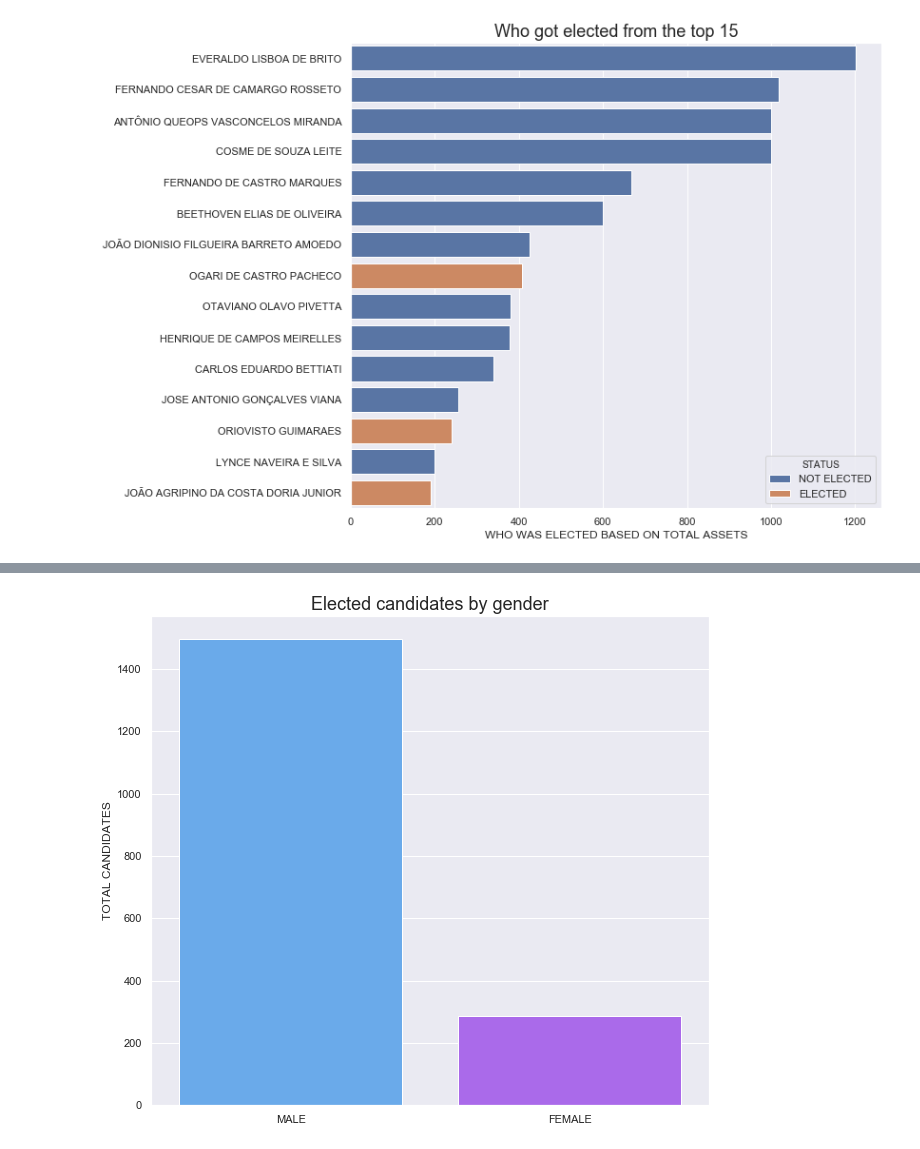
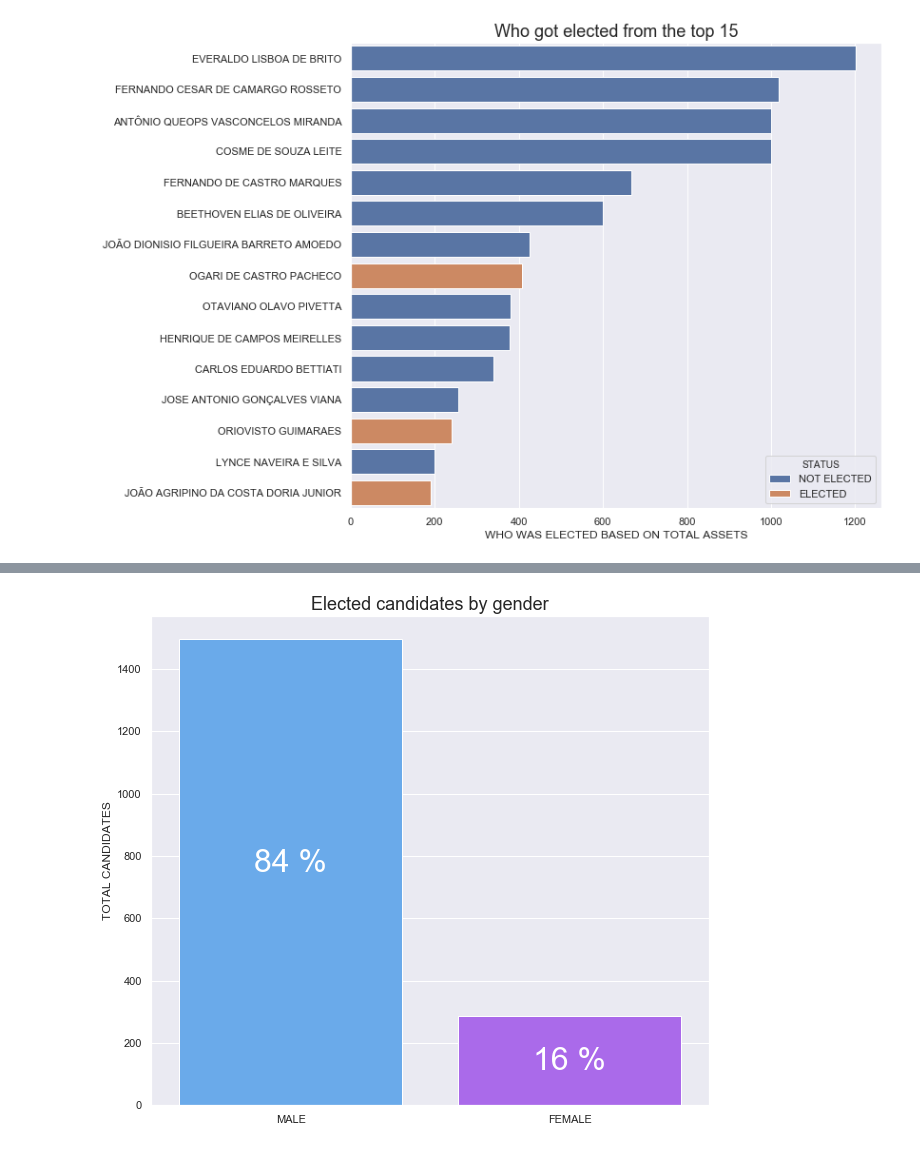
Before and after one commit to gguillaux/brazil_elections_2018, a Jupyter notebook: EDA.ipynb, the cells around one changed output, grey strips where cells are left out. Saved outputs shown, nothing was run; the diff lists cells and outputs as text; code cells hidden in the pictures.

```diff
--- a/EDA.ipynb
+++ b/EDA.ipynb
@@ -112,6 +112,7 @@ data is distributed and how the outliers push the mean far from the median
 top_15 = total_assets_by_cand.head(15).sort_index().reset_index()
 top_15['VR_BEM_CANDIDATO'] = top_15['VR_BEM_CANDIDATO'] / 1000000
 aux = cand[['SQ_CANDIDATO', 'NM_CANDIDATO', 'DS_SIT_TOT_TURNO', 'DS_GENERO']]
+aux.DS_GENERO.replace({'MASCULINO': 'MALE', 'FEMININO': 'FEMALE'}, inplace=True)
 aux.set_index('SQ_CANDIDATO', inplace=True)
 aux.loc[ : , 'STATUS'] = aux['DS_SIT_TOT_TURNO'].apply(lambda x: 'ELECTED' if x in ('ELEITO POR QP', 'ELEITO', 'ELEITO POR MÉDIA') else 'NOT ELECTED')
 cand_names = aux.to_dict()['NM_CANDIDATO']
@@ -140,11 +141,22 @@ plt.show()
 # %% [output]
 [figure]
 # %%
+cand.DS_GENERO.replace({'MASCULINO': 'MALE', 'FEMININO': 'FEMALE'}, inplace=True)
 gender = cand.DS_GENERO.value_counts().reset_index()
-gender.replace({'MASCULINO': 'MALE', 'FEMININO': 'FEMALE'}, inplace=True)
+gend_perc = (cand.DS_GENERO.value_counts(normalize=True) * 100).to_dict()
+
 g = sns.barplot(x='index', y='DS_GENERO', data=gender)
 g.set_ylabel('Total candidates'.upper())
 g.set_xlabel('')
+
+for i, r in gender.iterrows():
+    print(r.name, r['DS_GENERO']/2)
+    g.text(r.name,
+           r['DS_GENERO'] / 2,
+           '{:.0f} %'.format(gend_perc[r['index']]),
+           ha='center',
+           fontdict={'fontsize':32, 'family':'sans-serif'},
+           color='white')
 plt.title('Total candiates by gender',
           fontdict={'fontsize': 18})
 plt.show()
@@ -153,11 +167,19 @@ plt.show()
 # %%
+gend_perc = (aux[aux['STATUS'] == 'ELECTED'].DS_GENERO.value_counts(normalize=True) * 100).to_dict()
 gender_elected = aux[aux['STATUS'] == 'ELECTED'].DS_GENERO.value_counts().reset_index()
-gender_elected.replace({'MASCULINO': 'MALE', 'FEMININO': 'FEMALE'}, inplace=True)
 g = sns.barplot(x='index', y='DS_GENERO', data=gender_elected, palette='cool')
 g.set_ylabel('Total candidates'.upper())
 g.set_xlabel('')
 plt.title('Elected candidates by gender',
           fontdict={'fontsize': 18})
+
+for i, r in gender_elected.iterrows():
+    g.text(r.name,
+           (r['DS_GENERO'] / 2) * { 0 : 1, 1 : 0.8 }.get(r.name),
+           '{:.0f} %'.format(gend_perc[r['index']]),
+           ha='center',
+           fontdict={'fontsize':32, 'family':'sans-serif'},
+           color='white')
 plt.show()
 # %% [output]
-[figure, old version]
+[figure, new version]
```
Also changed, not shown: parts of 5 cells of this notebook.
